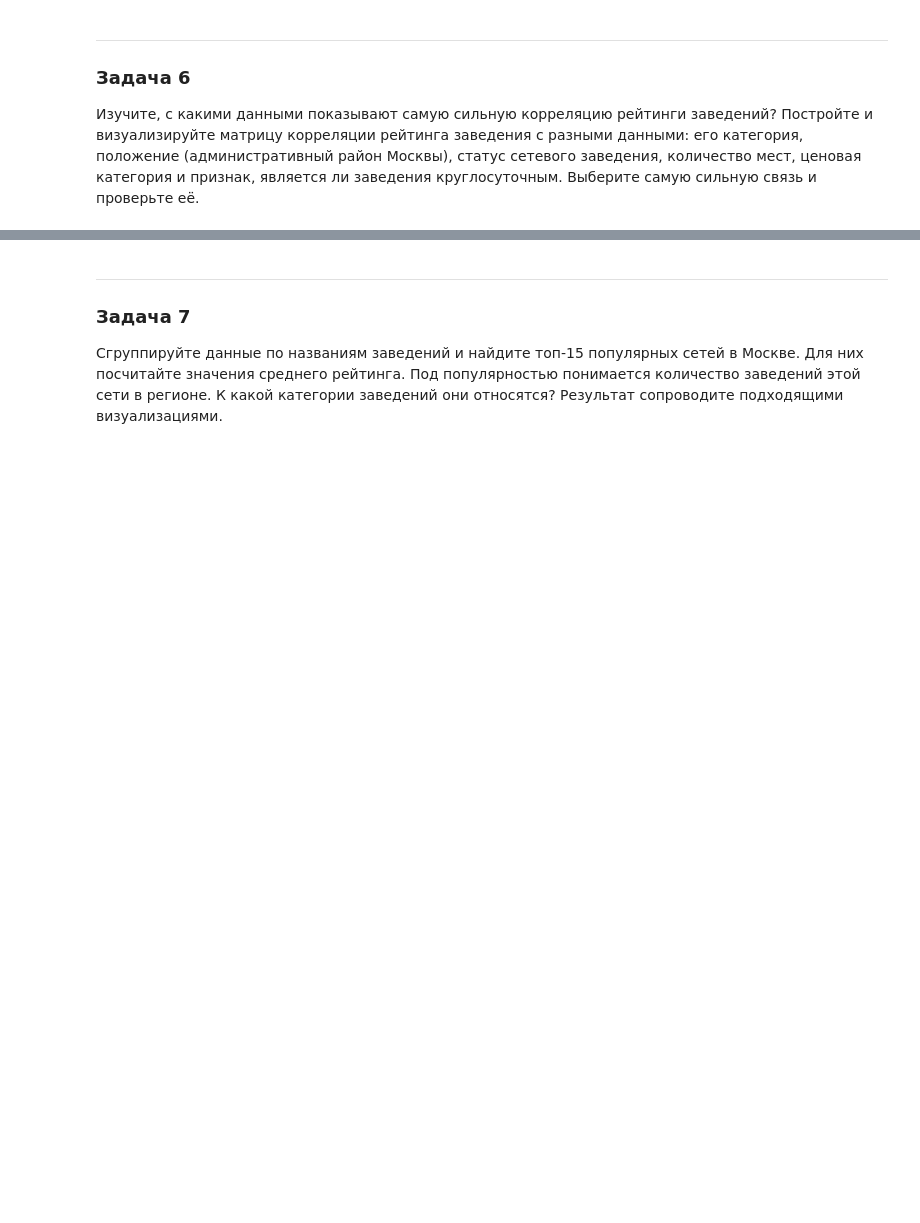
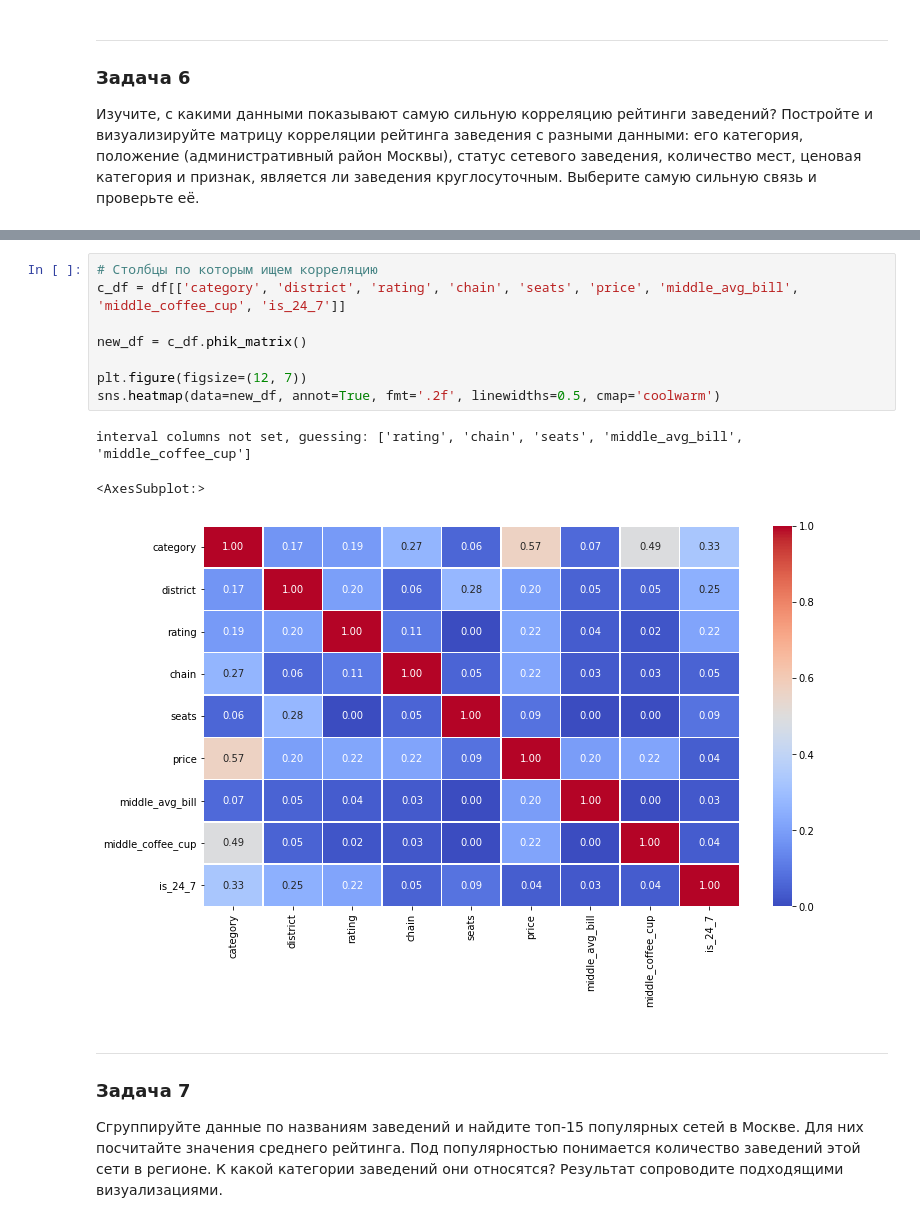
Before and after one commit to blbl-blbl/yandex_practicum_Data_Science_Course, a Jupyter notebook: Module_2_Python_Preprocessing/2. food sector analysis/food_sector_analysis.ipynb, the cells around one changed output, grey strips where cells are left out. Cells and saved outputs as stored; diff of their text form; blank space fills up the shorter version.

```diff
--- a/Module_2_Python_Preprocessing/2. food sector analysis/food_sector_analysis.ipynb
+++ b/Module_2_Python_Preprocessing/2. food sector analysis/food_sector_analysis.ipynb
@@ -533,3 +559,15 @@ plt.show()
+# %%
+# Столбцы по которым ищем корреляцию
+c_df = df[['category', 'district', 'rating', 'chain', 'seats', 'price', 'middle_avg_bill', 'middle_coffee_cup', 'is_24_7']]
+
+new_df = c_df.phik_matrix()
+
+plt.figure(figsize=(12, 7))
+sns.heatmap(data=new_df, annot=True, fmt='.2f', linewidths=0.5, cmap='coolwarm')
+# %% [output]
+interval columns not set, guessing: ['rating', 'chain', 'seats', 'middle_avg_bill', 'middle_coffee_cup']
+<AxesSubplot:>
+[figure, added]
 # %% [markdown]
 ---
 
```
Also changed, not shown: parts of 21 cells of this notebook.
